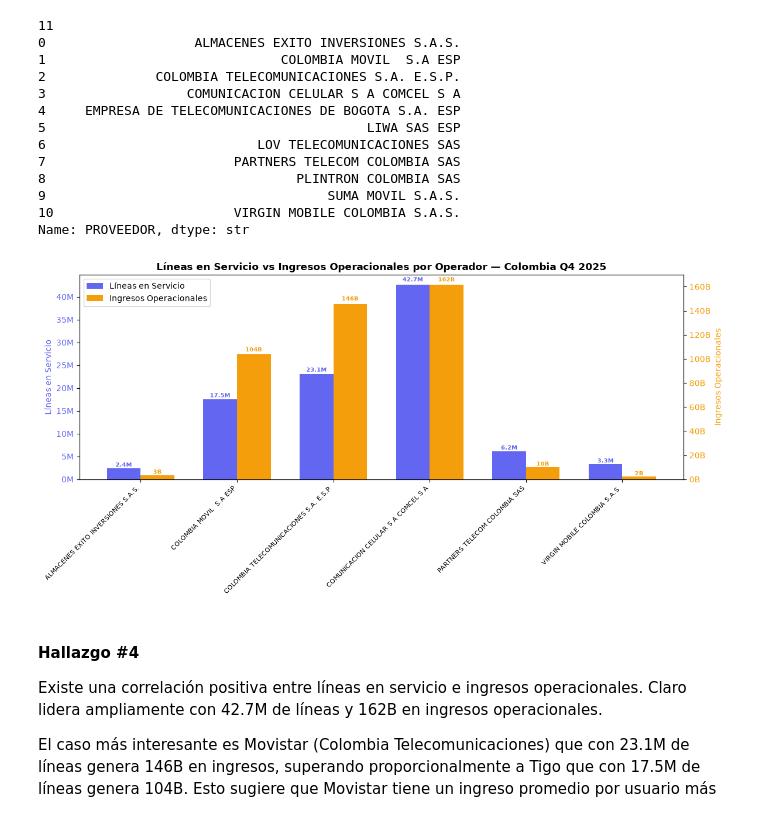
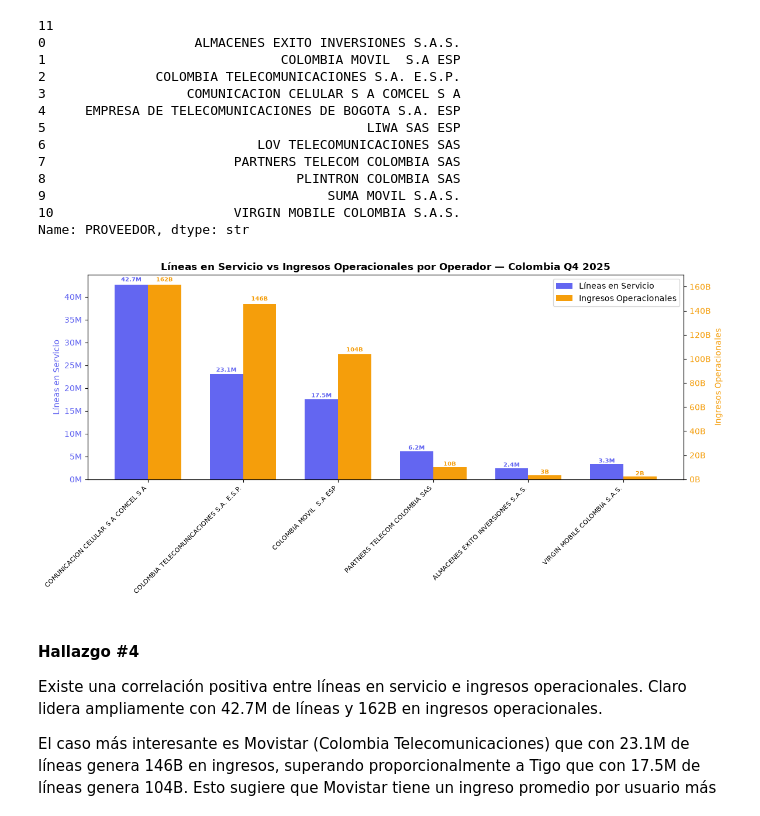
Before and after one commit to perezg1611/analisis_tic, a Jupyter notebook: notebooks/02_exploracion_y_analisis.ipynb, the cells around one changed output. Saved outputs shown, nothing was run; the diff lists cells and outputs as text; code cells hidden in the pictures.

Commit message:
refactor: ordenar de forma descendiente las gráficas de ingresos y cobertura

```diff
--- a/notebooks/02_exploracion_y_analisis.ipynb
+++ b/notebooks/02_exploracion_y_analisis.ipynb
@@ -362,7 +362,8 @@ df_cobertura_filtro.groupby(["DEPARTAMENTO", "MUNICIPIO"])[["2G","3G","HSPA+","4
 |  | SANTA ROSALÍA | True | True | True | True | False | False |
 1122 rows × 6 columns
 # %%
-df_cobertura_filtro = df_cobertura_filtro.drop(columns = 'TIENE_COBERTURA')
+if "TIENE_COBERTURA" in df_cobertura_filtro.columns:
+    df_cobertura_filtro = df_cobertura_filtro.drop(columns="TIENE_COBERTURA")
 df_cobertura_filtro["TIENE_COBERTURA"] = df_cobertura_filtro[["2G","3G","HSPA+","4G","LTE","5G"]].any(axis=1)
 # %% [markdown]
 ##### ¿Existe algún municipio sin ningún tipo de cobertura en Colombia?
@@ -441,12 +460,14 @@ print(df_depto.sort_values("PCT_5G", ascending=False))
 # %%
+df_depto = df_depto.sort_values(["CON_5G"], ascending=False)
+
 fig, ax = plt.subplots(figsize=(14, 7))
 
 colores_modernos = ["#6366F1", "#8B5CF6", "#A78BFA", "#C4B5FD"]
 colores_barras = [colores_modernos[i % len(colores_modernos)]
-                  for i in range(len(df_depto_sorted))]
+                  for i in range(len(df_depto))]
 
-bars = ax.bar(df_depto_sorted["DEPARTAMENTO"],
-              df_depto_sorted["CON_5G"],
+bars = ax.bar(df_depto["DEPARTAMENTO"],
+              df_depto["CON_5G"],
               color=colores_barras)
 
 # Valor encima de cada barra
@@ -462,7 +483,7 @@ ax.set_title("Municipios con Cobertura 5G por Departamento — Colombia Q4 2025"
              fontsize=13, fontweight="bold")
 ax.set_xlabel("Departamento", fontsize=10)
 ax.set_ylabel("Número de Municipios con 5G", fontsize=10)
-ax.set_xticklabels(df_depto_sorted["DEPARTAMENTO"], rotation=45, ha="right")
+ax.set_xticklabels(df_depto["DEPARTAMENTO"], rotation=45, ha="right")
 ax.tick_params(axis="x", rotation=45)
 
 plt.tight_layout()
@@ -556,6 +613,8 @@ operadores = [
 ]
 df_ingresos_vs_lineas_5 = df_ingresos_vs_lineas[df_ingresos_vs_lineas["PROVEEDOR"].isin(operadores)]
 # %%
+df_ingresos_vs_lineas_5 = df_ingresos_vs_lineas_5.sort_values(["INGRESOS OPERACIONALES"], ascending= False)
+
 fig, ax1 = plt.subplots(figsize=(12, 6))
 
 x = range(len(df_ingresos_vs_lineas_5))
@@ -580,6 +639,8 @@ for bar in bars1:
              color="#6366F1", fontweight="bold")
 
 # Barras de ingresos — eje derecho
+
+
 ax2 = ax1.twinx()
 bars2 = ax2.bar([i + ancho/2 for i in x],
                 df_ingresos_vs_lineas_5["INGRESOS OPERACIONALES"],
@@ -591,35 +652,35 @@ ax2.yaxis.set_major_formatter(mticker.FuncFormatter(
 ax2.tick_params(axis="y", labelcolor="#F59E0B")
 
 for bar in bars2:
     valor = bar.get_height()
     ax2.text(bar.get_x() + bar.get_width() / 2,
              valor + valor * 0.01,
              f"{valor/1_000_000_000:.0f}B",
              ha="center", va="bottom", fontsize=7,
              color="#F59E0B", fontweight="bold")
 
 # Eje X con nombres de operadores
 ax1.set_xticks(list(x))
 ax1.set_xticklabels(df_ingresos_vs_lineas_5["PROVEEDOR"],
                      rotation=45, ha="right", fontsize=8)
 
 # Leyenda combinada
 lines = [bars1, bars2]
 labels = ["Líneas en Servicio", "Ingresos Operacionales"]
-ax1.legend(lines, labels, loc="upper left")
+ax1.legend(lines, labels, loc="upper right")
 
 ax1.set_title("Líneas en Servicio vs Ingresos Operacionales por Operador — Colombia Q4 2025",
               fontsize=12, fontweight="bold")
 
 plt.tight_layout()
 plt.savefig("../dashboard/capturas/lineas_vs_ingresos.png",
             dpi=150, bbox_inches="tight")
 
 plt.savefig("../dashboard/capturas/lineas_vs_ingresos.png",
             dpi=150, bbox_inches="tight")
 plt.show()
 # %% [output]
-[figure, old version]
+[figure, new version]
 # %% [markdown]
 #### Hallazgo #4
 
```
Also changed, not shown: parts of 5 cells of this notebook, 1 other file.
